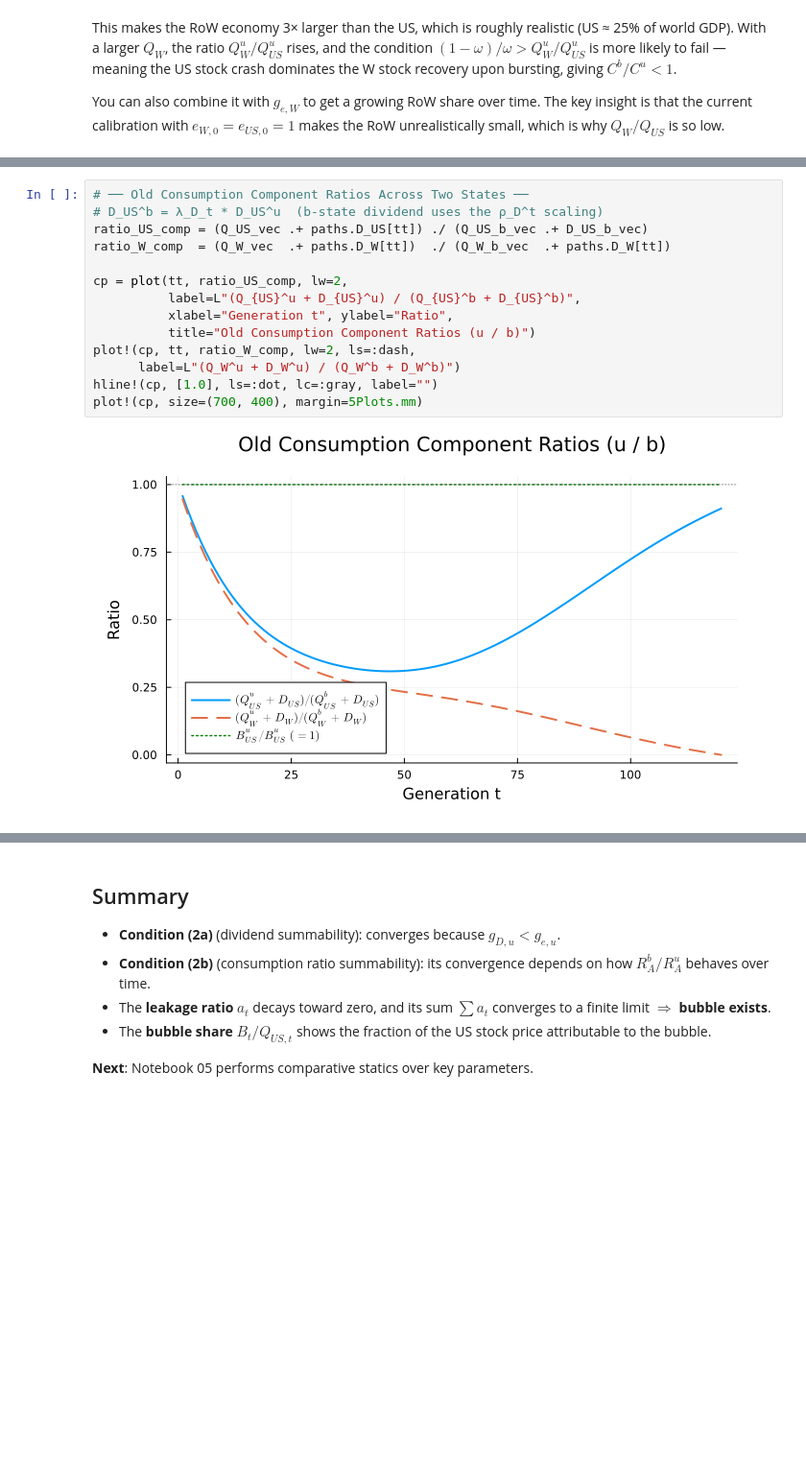
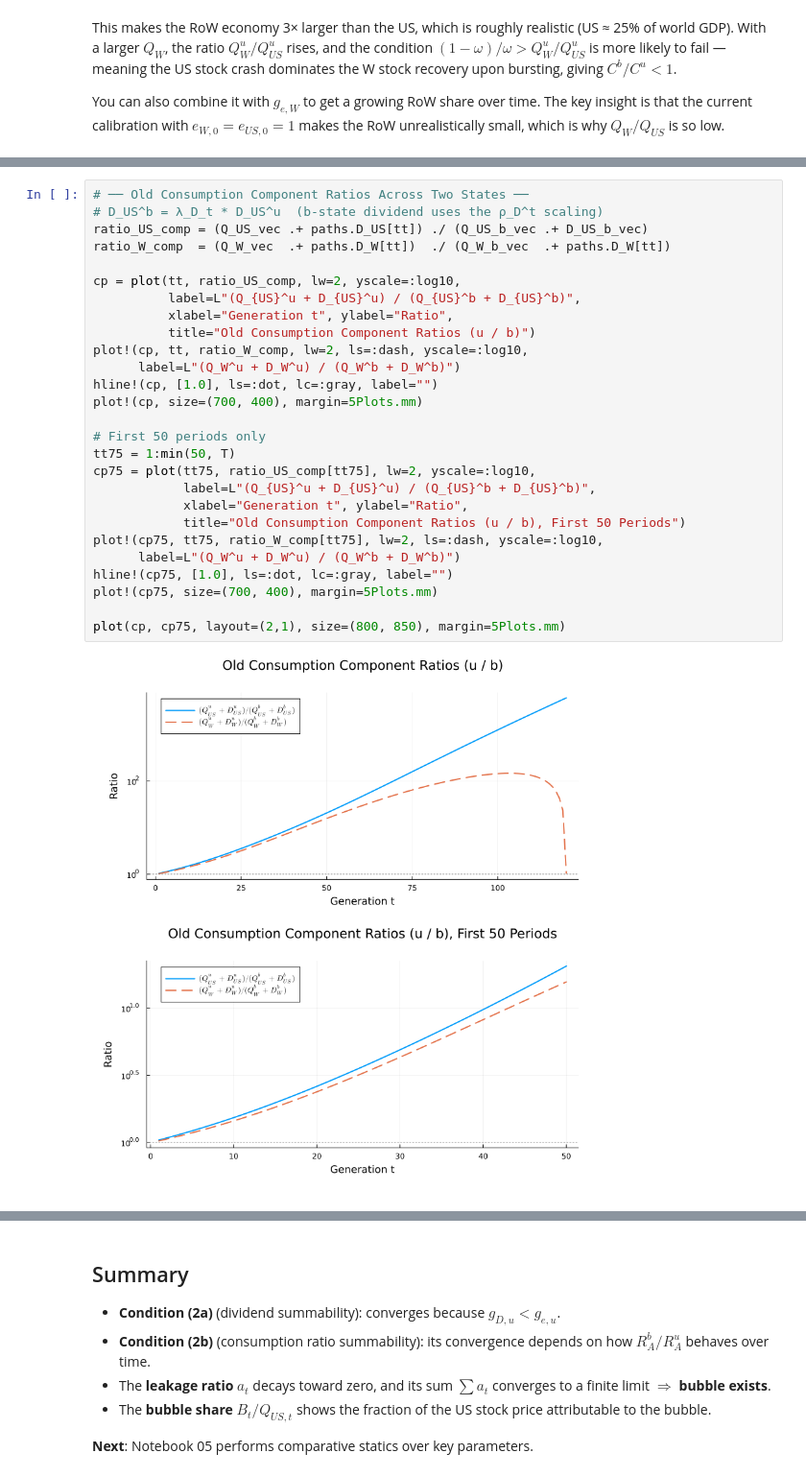
Before and after one commit to Cheng-Jipeng/Open_HKT, a Jupyter notebook: 04_bubble_diagnostics.ipynb, the cells around one changed output, grey strips where cells are left out. Shown at 96% size. Drawn from its saved outputs; the diff is of its cells as text; blank space fills up the shorter version.

```diff
--- a/04_bubble_diagnostics.ipynb
+++ b/04_bubble_diagnostics.ipynb
@@ -518,19 +534,32 @@ hline!(pw1, [1.0], ls=:dot, lc=:gray, label="")
 # %%
 # ── Old Consumption Component Ratios Across Two States ──
 # D_US^b = λ_D_t * D_US^u  (b-state dividend uses the ρ_D^t scaling)
 ratio_US_comp = (Q_US_vec .+ paths.D_US[tt]) ./ (Q_US_b_vec .+ D_US_b_vec)
 ratio_W_comp  = (Q_W_vec  .+ paths.D_W[tt])  ./ (Q_W_b_vec  .+ paths.D_W[tt])
 
-cp = plot(tt, ratio_US_comp, lw=2,
+cp = plot(tt, ratio_US_comp, lw=2, yscale=:log10,
           label=L"(Q_{US}^u + D_{US}^u) / (Q_{US}^b + D_{US}^b)",
           xlabel="Generation t", ylabel="Ratio",
           title="Old Consumption Component Ratios (u / b)")
-plot!(cp, tt, ratio_W_comp, lw=2, ls=:dash,
+plot!(cp, tt, ratio_W_comp, lw=2, ls=:dash, yscale=:log10,
       label=L"(Q_W^u + D_W^u) / (Q_W^b + D_W^b)")
 hline!(cp, [1.0], ls=:dot, lc=:gray, label="")
 plot!(cp, size=(700, 400), margin=5Plots.mm)
+
+# First 50 periods only
+tt75 = 1:min(50, T)
+cp75 = plot(tt75, ratio_US_comp[tt75], lw=2, yscale=:log10,
+            label=L"(Q_{US}^u + D_{US}^u) / (Q_{US}^b + D_{US}^b)",
+            xlabel="Generation t", ylabel="Ratio",
+            title="Old Consumption Component Ratios (u / b), First 50 Periods")
+plot!(cp75, tt75, ratio_W_comp[tt75], lw=2, ls=:dash, yscale=:log10,
+      label=L"(Q_W^u + D_W^u) / (Q_W^b + D_W^b)")
+hline!(cp75, [1.0], ls=:dot, lc=:gray, label="")
+plot!(cp75, size=(700, 400), margin=5Plots.mm)
+
+plot(cp, cp75, layout=(2,1), size=(800, 850), margin=5Plots.mm)
 # %% [output]
-[figure, old version]
+[figure, new version]
 # %%
 # ── Portfolio Weight Ratios Across Two States ──
 ω_u_vec = [u_path[t].ω for t in tt]
```
Also changed, not shown: parts of 14 cells of this notebook, 2 other files.
